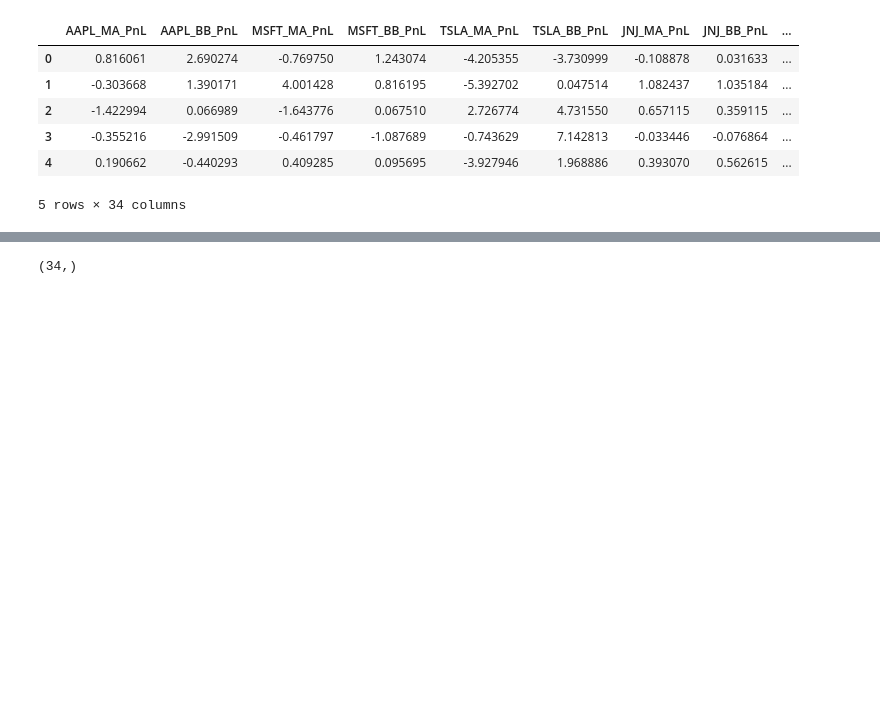
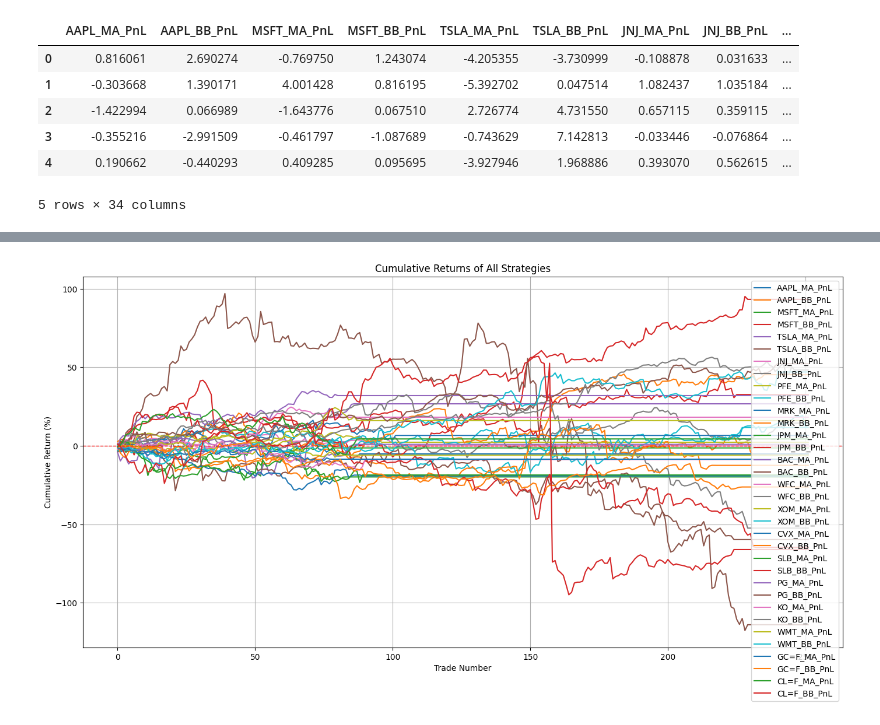
Before and after one commit to LK-NV/numeric-opt-project, a Jupyter notebook: research.ipynb, the cells around one changed output, grey strips where cells are left out. Drawn from its saved outputs; the diff is of its cells as text; code cells hidden in the pictures; blank space fills up the shorter version.

Commit message:
Add graphs

```diff
--- a/research.ipynb
+++ b/research.ipynb
@@ -424,7 +393,3 @@ w = np.random.rand(cov_matrix.shape[0])
-# %%
-np.array([1] * cov_matrix.shape[0]).shape
-# %% [output]
-(34,)
 # %%
 # Load the COV matrix from a CSV file
 cov_matrix_path = 'strategy_portfolio_opt/covariance_matrix.csv'
@@ -442,0 +418,21 @@ if not np.array_equal(asset_indexes, expected_returns_dict.index.to_list()):
+# %%
+# Introduce cumulative returns pd.DataFrame for all the strategies
+cumulative_returns = pd.DataFrame(index=pnls_df.index)
+for col in pnls_df.columns:
+    cumulative_returns[col] = np.cumsum(pnls_df[col].fillna(0))
+# %%
+# Plot all cumulative returns on single graph
+plt.figure(figsize=(14, 8))
+for col in cumulative_returns.columns:
+    plt.plot(cumulative_returns.index, cumulative_returns[col], label=col)
+plt.title("Cumulative Returns of All Strategies")
+plt.xlabel("Trade Number")
+plt.ylabel("Cumulative Return (%)")
+plt.axhline(0, color='red', linestyle='--', linewidth=1)
+plt.legend()
+plt.grid()
+plt.tight_layout()
+plt.savefig("cumulative_returns_all_strategies.png")
+plt.show()
+# %% [output]
+[figure, added]
```
Also changed, not shown: parts of 14 cells of this notebook, 17 other files.
